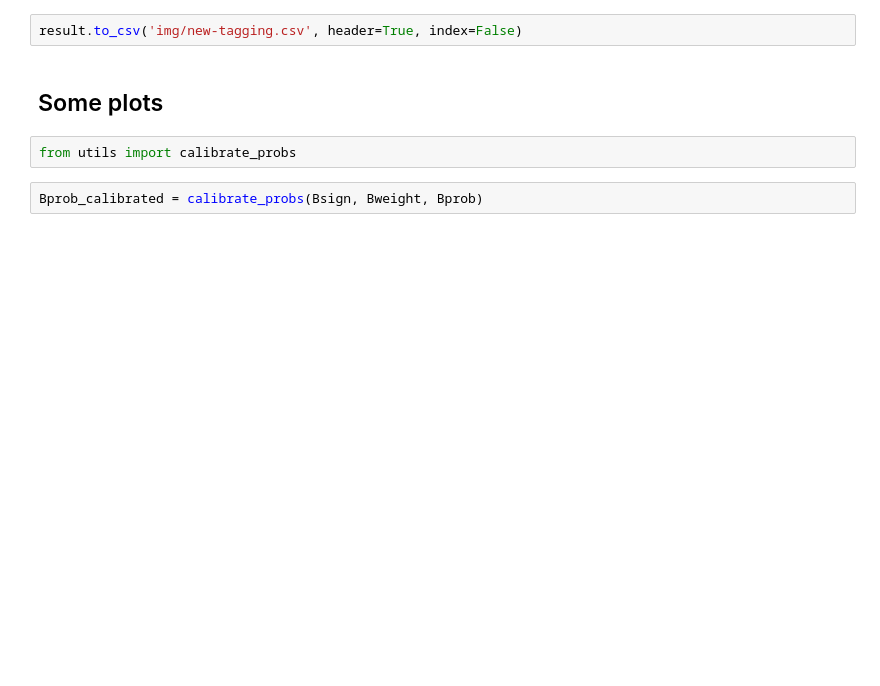
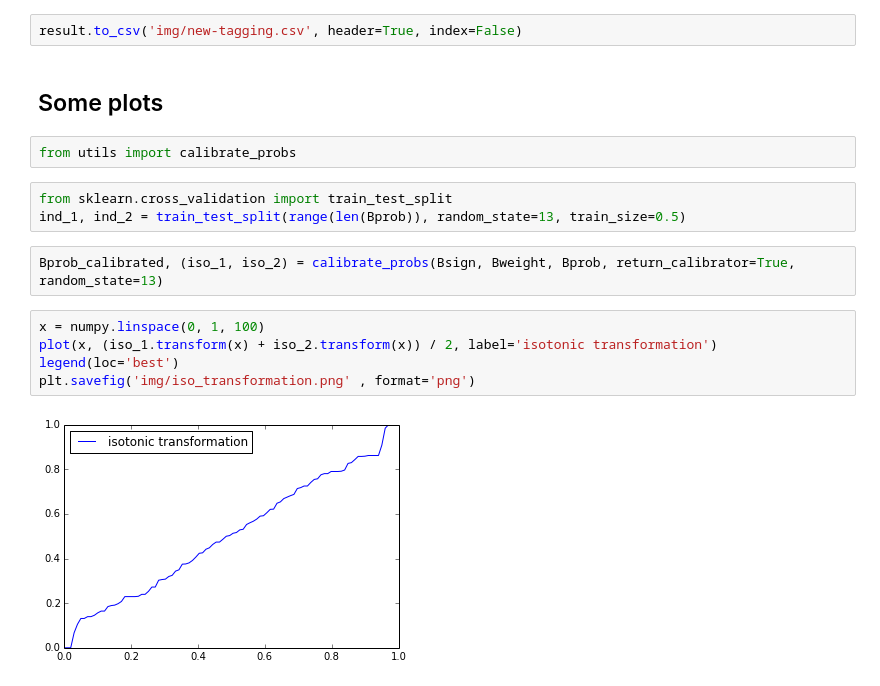
Before and after one commit to tlikhomanenko/tagging_LHCb, a Jupyter notebook: combined-tagging.ipynb, the cells around one changed output. Cells and saved outputs as stored; diff of their text form; blank space fills up the shorter version.

```diff
--- a/combined-tagging.ipynb
+++ b/combined-tagging.ipynb
@@ -128,5 +128,15 @@ result.to_csv('img/new-tagging.csv', header=True, index=False)
 ## Some plots
 # %%
 from utils import calibrate_probs
+# %%
+from sklearn.cross_validation import train_test_split
+ind_1, ind_2 = train_test_split(range(len(Bprob)), random_state=13, train_size=0.5)
 # %%
-Bprob_calibrated = calibrate_probs(Bsign, Bweight, Bprob)
+Bprob_calibrated, (iso_1, iso_2) = calibrate_probs(Bsign, Bweight, Bprob, return_calibrator=True, random_state=13)
+# %%
+x = numpy.linspace(0, 1, 100)
+plot(x, (iso_1.transform(x) + iso_2.transform(x)) / 2, label='isotonic transformation')
+legend(loc='best')
+plt.savefig('img/iso_transformation.png' , format='png')
+# %% [output]
+[figure, added]
```
Also changed, not shown: parts of 12 cells of this notebook, 7 other files.
